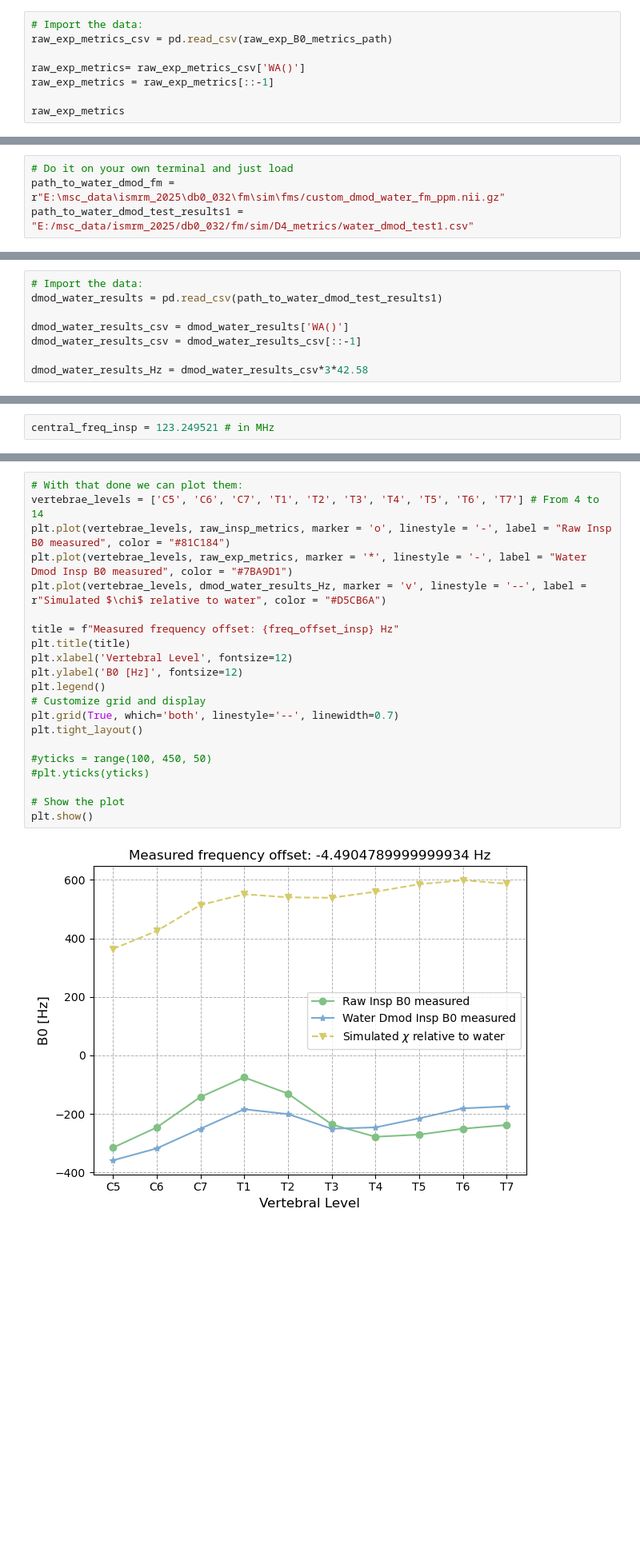
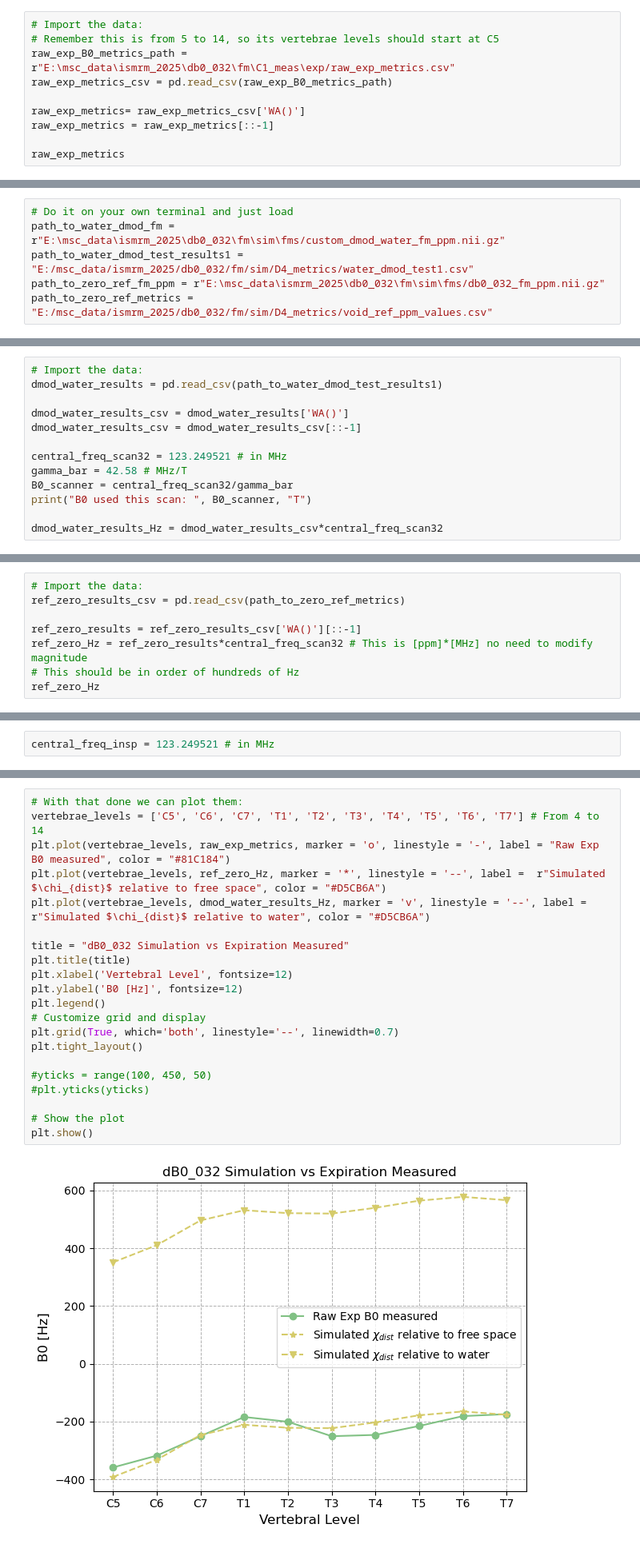
Before and after one commit to sriosq/Image-processing-strategies, a Jupyter notebook: compare_fieldmap/db0_032.ipynb, the cells around one changed output, grey strips where cells are left out. Shown at 80% size. Drawn from its saved outputs; the diff is of its cells as text; blank space fills up the shorter version.

Commit message:
Updates
Special changes to compare_fm, now doing a different demodulation approach. Doing new MR simulation with real parameters from our swiss in vivo data

```diff
--- a/compare_fieldmap/db0_032.ipynb
+++ b/compare_fieldmap/db0_032.ipynb
@@ -445,6 +395,8 @@ Done! To view results, type:
 start E:\msc_data\ismrm_2025\db0_032\fm\C1_meas\exp/raw_exp_metrics.csv
 # %%
 # Import the data:
+# Remember this is from 5 to 14, so its vertebrae levels should start at C5
+raw_exp_B0_metrics_path = r"E:\msc_data\ismrm_2025\db0_032\fm\C1_meas\exp/raw_exp_metrics.csv"
 raw_exp_metrics_csv = pd.read_csv(raw_exp_B0_metrics_path)
 
 raw_exp_metrics= raw_exp_metrics_csv['WA()']
@@ -484,6 +421,8 @@ Name: WA(), dtype: float64
 # Do it on your own terminal and just load
 path_to_water_dmod_fm = r"E:\msc_data\ismrm_2025\db0_032\fm\sim\fms/custom_dmod_water_fm_ppm.nii.gz"
 path_to_water_dmod_test_results1 = "E:/msc_data/ismrm_2025/db0_032/fm/sim/D4_metrics/water_dmod_test1.csv"
+path_to_zero_ref_fm_ppm = r"E:\msc_data\ismrm_2025\db0_032\fm\sim\fms/db0_032_fm_ppm.nii.gz"
+path_to_zero_ref_metrics = "E:/msc_data/ismrm_2025/db0_032/fm/sim/D4_metrics/void_ref_ppm_values.csv"
 # %%
 extract_metrics(path_to_water_dmod_fm, path_to_dmod_mask, path_to_labeled_cord, path_to_water_dmod_test_results1, method='wa', vert="5:14")
 # %% [output]
@@ -507,4 +462,9 @@ dmod_water_results = pd.read_csv(path_to_water_dmod_test_results1)
 dmod_water_results_csv = dmod_water_results['WA()']
 dmod_water_results_csv = dmod_water_results_csv[::-1]
 
-dmod_water_results_Hz = dmod_water_results_csv*3*42.58
+central_freq_scan32 = 123.249521 # in MHz
+gamma_bar = 42.58 # MHz/T
+B0_scanner = central_freq_scan32/gamma_bar
+print("B0 used this scan: ", B0_scanner, "T")
+
+dmod_water_results_Hz = dmod_water_results_csv*central_freq_scan32
@@ -510,0 +473,8 @@ dmod_water_results_Hz = dmod_water_results_csv*3*42.58
+# %%
+# Import the data:
+ref_zero_results_csv = pd.read_csv(path_to_zero_ref_metrics)
+
+ref_zero_results = ref_zero_results_csv['WA()'][::-1]
+ref_zero_Hz = ref_zero_results*central_freq_scan32 # This is [ppm]*[MHz] no need to modify magnitude
+# This should be in order of hundreds of Hz
+ref_zero_Hz
@@ -615,23 +601,23 @@ Name: WA(), dtype: float64
 # %%
 # With that done we can plot them:
 vertebrae_levels = ['C5', 'C6', 'C7', 'T1', 'T2', 'T3', 'T4', 'T5', 'T6', 'T7'] # From 4 to 14
-plt.plot(vertebrae_levels, raw_insp_metrics, marker = 'o', linestyle = '-', label = "Raw Insp B0 measured", color = "#81C184")
-plt.plot(vertebrae_levels, raw_exp_metrics, marker = '*', linestyle = '-', label = "Water Dmod Insp B0 measured", color = "#7BA9D1")
-plt.plot(vertebrae_levels, dmod_water_results_Hz, marker = 'v', linestyle = '--', label = r"Simulated $\chi$ relative to water", color = "#D5CB6A")
+plt.plot(vertebrae_levels, raw_exp_metrics, marker = 'o', linestyle = '-', label = "Raw Exp B0 measured", color = "#81C184")
+plt.plot(vertebrae_levels, ref_zero_Hz, marker = '*', linestyle = '--', label =  r"Simulated $\chi_{dist}$ relative to free space", color = "#D5CB6A")
+plt.plot(vertebrae_levels, dmod_water_results_Hz, marker = 'v', linestyle = '--', label =  r"Simulated $\chi_{dist}$ relative to water", color = "#D5CB6A")
 
-title = f"Measured frequency offset: {freq_offset_insp} Hz"
+title = "dB0_032 Simulation vs Expiration Measured"
 plt.title(title)
 plt.xlabel('Vertebral Level', fontsize=12)
 plt.ylabel('B0 [Hz]', fontsize=12)
 plt.legend()
 # Customize grid and display
 plt.grid(True, which='both', linestyle='--', linewidth=0.7)
 plt.tight_layout()
 
 #yticks = range(100, 450, 50)
 #plt.yticks(yticks)
 
 # Show the plot
 plt.show()
 # %% [output]
-[figure, old version]
+[figure, new version]
```
Also changed, not shown: parts of 28 cells of this notebook, 9 other files.
